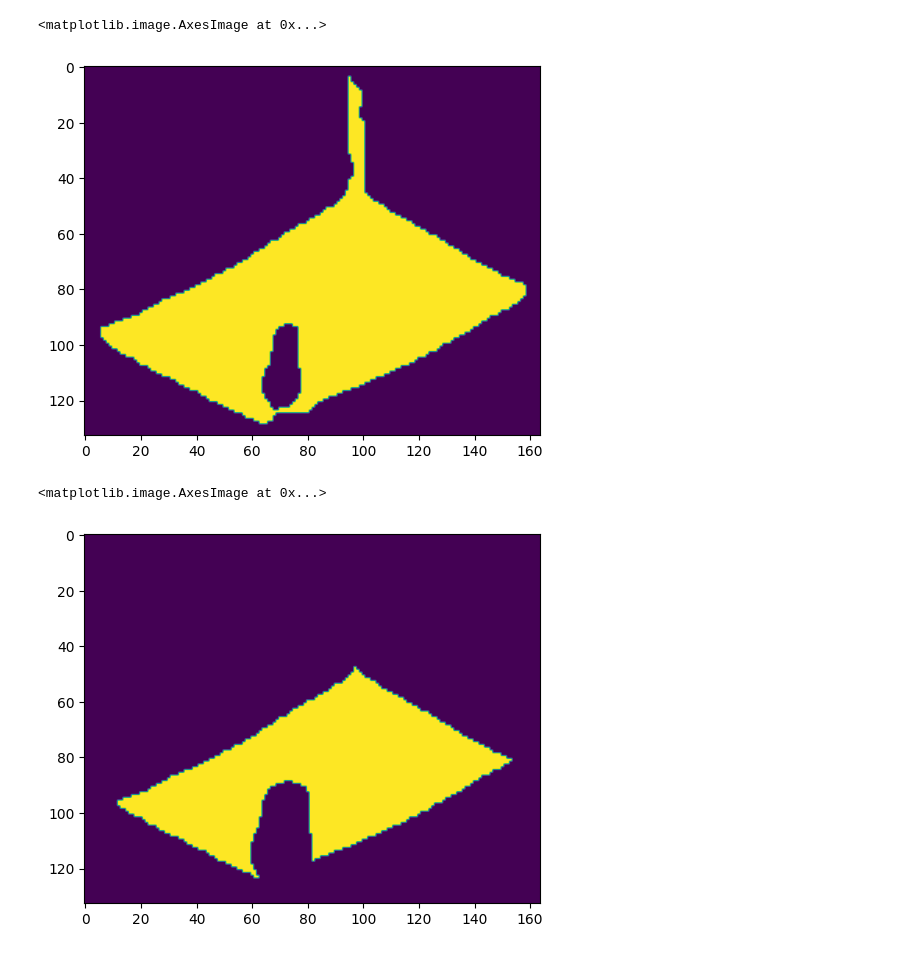
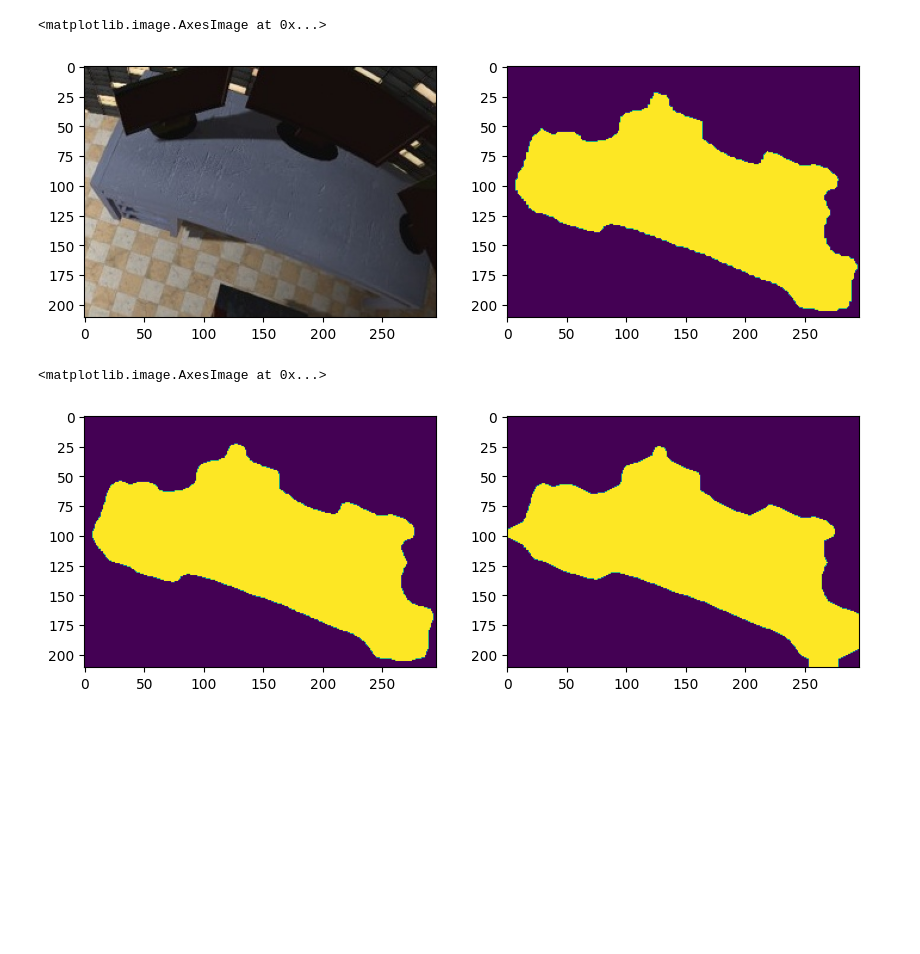
Before and after one commit to klymya/pg-research, a Jupyter notebook: theodore/pipeline/contour.ipynb, the cells around one changed output. Saved outputs shown, nothing was run; the diff lists cells and outputs as text; code cells hidden in the pictures; blank space fills up the shorter version.

```diff
--- a/theodore/pipeline/contour.ipynb
+++ b/theodore/pipeline/contour.ipynb
@@ -7,11 +9,18 @@ import models
 # %%
 net = models.Segmentator("../fpn/runs/pan_mobilenet_v2_schedule_25_upd_early_stopping/best_upd.onnx")
 
-input_img = cv2.cvtColor(cv2.imread("../theodore_unet/imgs/0000251_0.jpg"), cv2.COLOR_BGR2RGB)
+# 0000251_0
+# 269_1, 281_0, 476_2, 617_0, 932_0
+# input_img = cv2.cvtColor(cv2.imread("../theodore_unet/imgs/0000251_0.jpg"), cv2.COLOR_BGR2RGB)
+input_img = cv2.cvtColor(cv2.imread("../theodore_unet/imgs/0000932_0.jpg"), cv2.COLOR_BGR2RGB)
 output = net.infer(input_img)
 output = np.round(output).astype(np.uint8)
 
+plt.figure(figsize=(10, 5))
+plt.subplot(1,2, 1)
+plt.imshow(input_img)
+plt.subplot(1, 2, 2)
 plt.imshow(output)
 # %% [output]
 <matplotlib.image.AxesImage at 0x...>
-[figure, old version]
+[figure, new version]
@@ -18,10 +29,24 @@ plt.imshow(output)
 # %%
+plt.figure(figsize=(10, 5))
 k_size = 9
 # kernel = cv2.getStructuringElement(cv2.MORPH_RECT, (k_size, k_size))
 kernel = cv2.getStructuringElement(cv2.MORPH_ELLIPSE, (k_size, k_size))
 
-res = cv2.erode(output.copy(), kernel, iterations=1)
+res = cv2.morphologyEx(output.copy(), cv2.MORPH_OPEN, kernel, iterations=1)
+plt.subplot(1, 2, 1)
 plt.imshow(res)
+
+
+k_size = 5
+# kernel = cv2.getStructuringElement(cv2.MORPH_RECT, (k_size, k_size))
+kernel = cv2.getStructuringElement(cv2.MORPH_ELLIPSE, (k_size, k_size))
+
+res = cv2.morphologyEx(res.copy(), cv2.MORPH_CLOSE, kernel, iterations=5)
+
+res = cv2.erode(res, kernel)
+
+plt.subplot(1, 2, 2)
+plt.imshow(res)
 # %% [output]
 <matplotlib.image.AxesImage at 0x...>
-[figure, old version]
+[figure, new version]
```
Also changed, not shown: parts of 16 cells of this notebook.
